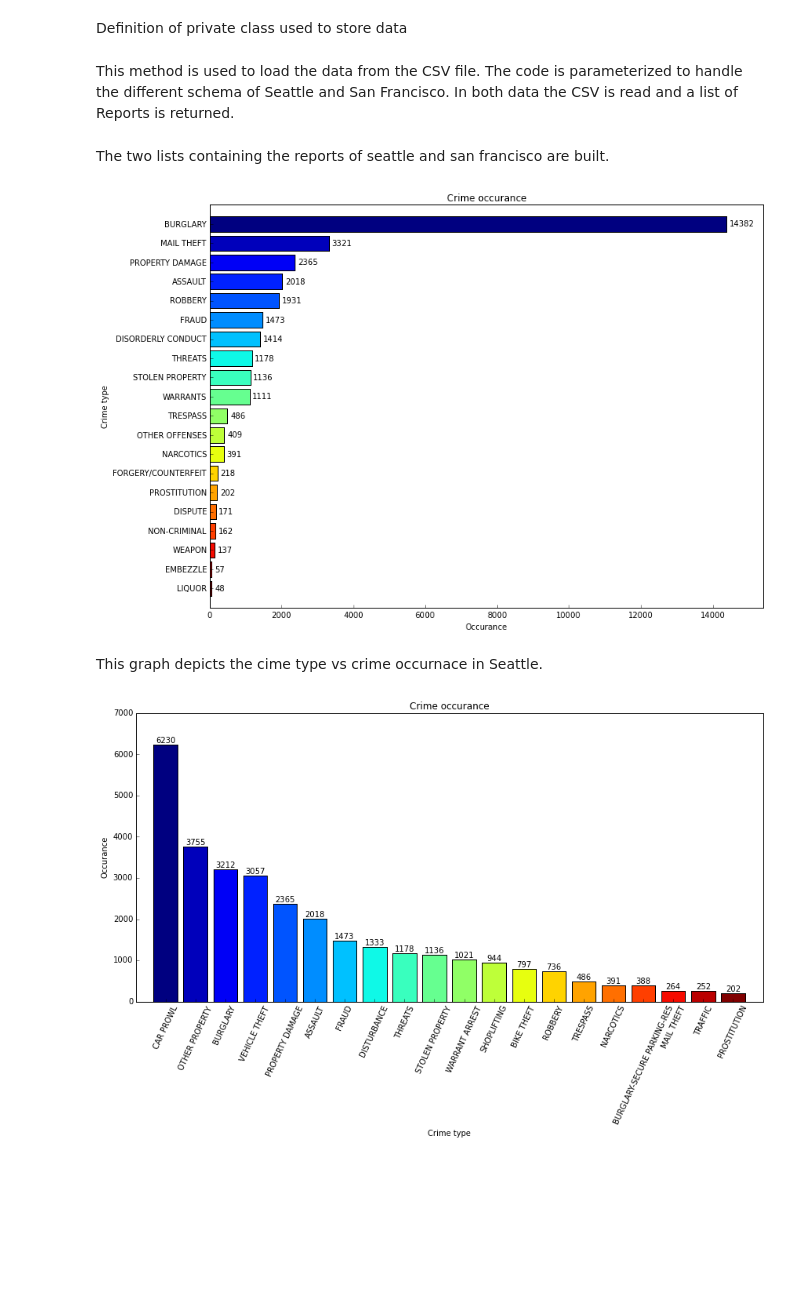
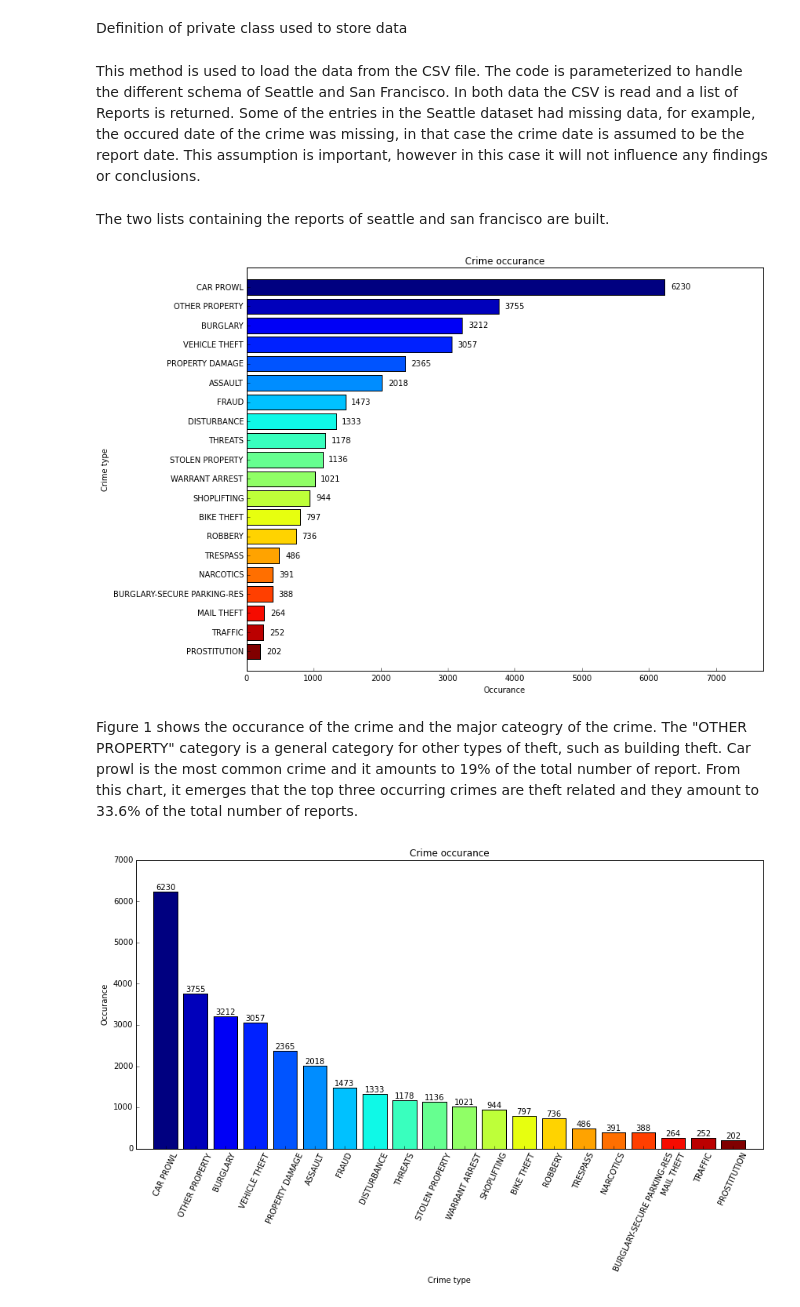
Before and after one commit to kpenza/assignment6, a Jupyter notebook: workbook.ipynb, the cells around one changed output. Saved outputs shown, nothing was run; the diff lists cells and outputs as text; code cells hidden in the pictures; blank space fills up the shorter version.

```diff
--- a/workbook.ipynb
+++ b/workbook.ipynb
@@ -52,6 +56,7 @@ def loadcsv(datafile, crimeidx, districtidx, datetimeformat=None, zoneidx=None,r
     return reportlist
 # %% [markdown]
 This method is used to load the data from the CSV file. The code is parameterized to handle the different schema of Seattle and San Francisco. In both data the CSV is read and a list of Reports is returned.
+Some of the entries in the Seattle dataset had missing data, for example, the occured date of the crime was missing, in that case the crime date is assumed to be the report date. This assumption is important, however in this case it will not influence any findings or conclusions.
 # %%
     # 6 Summary Offense Code
     # 8 Date Reported
@@ -67,7 +72,7 @@ This method is used to load the data from the CSV file. The code is parameterize
 # %% [markdown]
 The two lists containing the reports of seattle and san francisco are built.
 # %%
-def offensefunction(reportlist):
+def getoffensecount(reportlist, sortresult = True):
     crimedict = {}
     for row in reportlist:
         crime = row.offense
@@ -75,12 +80,12 @@ def offensefunction(reportlist):
             crimedict[crime] = crimedict[crime]  + 1
         else:
             crimedict[crime] = 1
-    sorteddict = sorted(crimedict.items(), key=itemgetter(1),  reverse=True)
+    if (sortresult == True):
+        sorteddict = sorted(crimedict.items(), key=itemgetter(1),  reverse=True)
     return sorteddict
 
 def gettopitems(dictionary, noofitems, sorted = True):
-    list1 = []
-    list2 = []
+    list1, list2 = [], []
     if sorted == True:
         sorteddict = dictionary
     else:
@@ -90,7 +95,6 @@ def gettopitems(dictionary, noofitems, sorted = True):
         list2.append(sorteddict[x][1])
         #print sorteddict[x][0] + " " + str(sorteddict[x][1])
     return list1,list2
-
 
 def showtop(dictionary, noofitems, sorted = True):
     if sorted == True:
@@ -104,11 +108,9 @@ def autolabel(rects, ax):
     # attach some text labels
     for rect in rects:
         height = rect.get_height()
-        ax.text(rect.get_x() + rect.get_width()/2., height + 4,
-                '%d' % int(height), fontsize=10,
-                ha='center', va='bottom')
+        ax.text(rect.get_x() + rect.get_width()/2., height + 4, '%d' % int(height), fontsize=10, ha='center', va='bottom')
 
-def plotgraph(crimedesc, crimeoccur):
+def plotcrimeoccurance(crimedesc, crimeoccur):
      l = len(crimedesc)
 #    for k in range (0, l):
 #        print crimedict[k] + " : " + str(crimeoccur[k])
@@ -120,46 +122,42 @@ def plotgraph(crimedesc, crimeoccur):
 #     plt.rcParams.update({'font.size': 14})
      fig = plt.figure(figsize=(12,8))
      ax = fig.add_subplot(111)
-
 
      p1 = plt.barh(N, crimeoccur, align='center', color=jet(np.linspace(0, 1.0, len(crimedesc))))
      plt.yticks(N, crimedesc)
     #plt.yticks(N, crimedesc, rotation=25)
      plt.ylabel('Crime type')
      plt.xlabel('Occurance')
      plt.title('Crime occurance')
      autolabelh(p1, ax, xoffset=100)
      ax.xaxis.set_ticks_position('bottom')
      ax.yaxis.set_ticks_position('left')
      maxx_1 = max(crimeoccur)
      maxx = ceil((maxx_1/1540))*1540
      plt.axis([0, maxx, l , -1])
 
 #     plt.axis([0, 10000, l  , 0])
      plt.tight_layout()
      #plt.show()
 
 def autolabelh(rects, ax, xoffset = 45):
     # attach some text labels
     for rect in rects:
         width = rect.get_width()
         height = rect.get_height()
-        ax.text(xoffset +rect.get_x() +  width  , rect.get_y() + (height/2) *.98 ,
-                '%d' % int(width), fontsize=10,
-                ha='left', va='center')
+        ax.text(xoffset +rect.get_x() +  width  , rect.get_y() + (height/2) *.98 , '%d' % int(width), fontsize=10, ha='left', va='center')
 
-
-def chart1(reportlist):
-    crimedict = offensefunction(reportlist)
+def chartcrimeoccurance(reportlist):
+    crimedict = getoffensecount(reportlist)
     #showtop(crimedict, 20)
     crimedesc, crimeoccur = gettopitems(crimedict, 20)
-    plotgraph(crimedesc, crimeoccur)
+    plotcrimeoccurance(crimedesc, crimeoccur)
     #print (crimedesc)
     #print (crimeoccur)
 
-chart1(reportlist_seattle)
+chartcrimeoccurance(reportlist_seattle)
 # %% [output]
-[figure, old version]
+[figure, new version]
-# %% [markdown]
-This graph depicts the cime type vs crime occurnace in Seattle.
+# %% [markdown]
+Figure 1 shows the occurance of the crime and the major cateogry of the crime. The "OTHER PROPERTY" category is a general category for other types of theft, such as building theft. Car prowl is the most common crime and it amounts to 19% of the total number of report. From this chart, it emerges that the top three occurring crimes are theft related and they amount to 33.6% of the total number of reports.
 # %%
```
Also changed, not shown: parts of 22 cells of this notebook.
